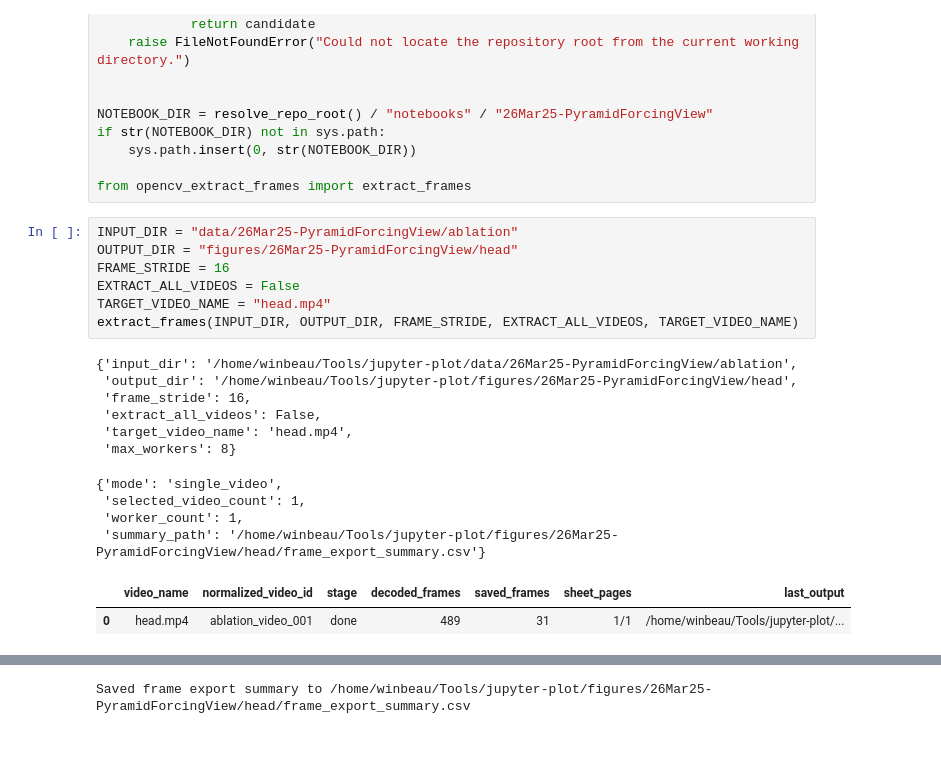
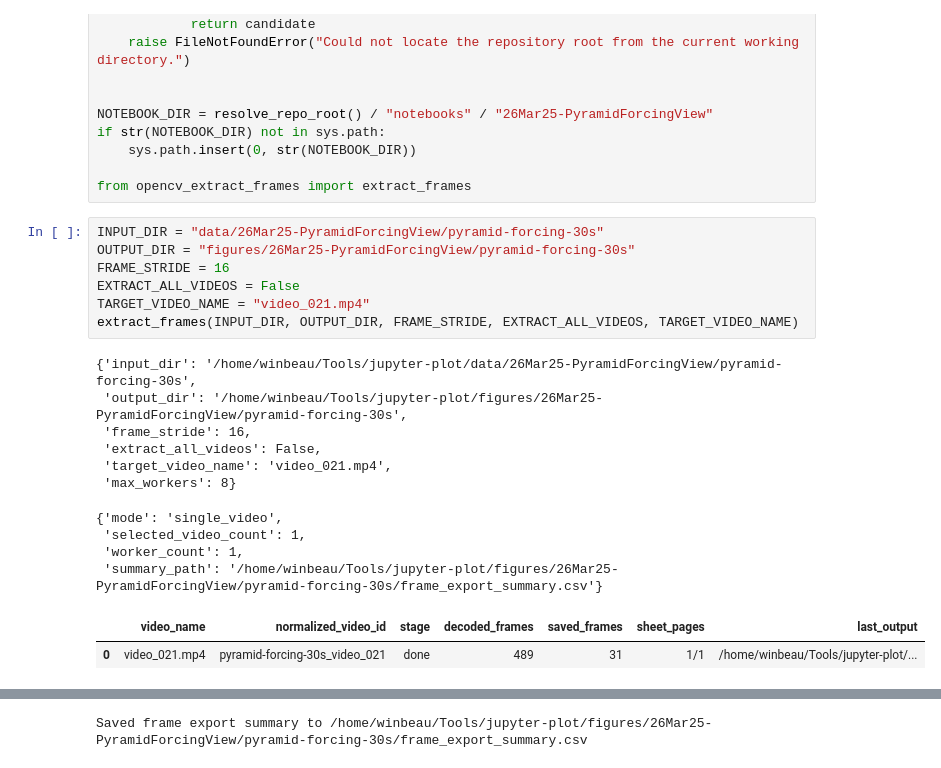
Before and after one commit to winbeau/jupyter-plot, a Jupyter notebook: notebooks/26Mar25-PyramidForcingView/opencv_extract_frames.ipynb, the cells around one changed output, grey strips where cells are left out. Saved outputs shown, nothing was run; the diff lists cells and outputs as text.

```diff
--- a/notebooks/26Mar25-PyramidForcingView/opencv_extract_frames.ipynb
+++ b/notebooks/26Mar25-PyramidForcingView/opencv_extract_frames.ipynb
@@ -17,23 +17,23 @@ if str(NOTEBOOK_DIR) not in sys.path:
 
 from opencv_extract_frames import extract_frames
 # %%
-INPUT_DIR = "data/26Mar25-PyramidForcingView/ablation"
-OUTPUT_DIR = "figures/26Mar25-PyramidForcingView/head"
+INPUT_DIR = "data/26Mar25-PyramidForcingView/pyramid-forcing-30s"
+OUTPUT_DIR = "figures/26Mar25-PyramidForcingView/pyramid-forcing-30s"
 FRAME_STRIDE = 16
 EXTRACT_ALL_VIDEOS = False
-TARGET_VIDEO_NAME = "head.mp4"
+TARGET_VIDEO_NAME = "video_021.mp4"
 extract_frames(INPUT_DIR, OUTPUT_DIR, FRAME_STRIDE, EXTRACT_ALL_VIDEOS, TARGET_VIDEO_NAME)
 # %% [output]
-{'input_dir': '/home/winbeau/Tools/jupyter-plot/data/26Mar25-PyramidForcingView/ablation',
- 'output_dir': '/home/winbeau/Tools/jupyter-plot/figures/26Mar25-PyramidForcingView/head',
+{'input_dir': '/home/winbeau/Tools/jupyter-plot/data/26Mar25-PyramidForcingView/pyramid-forcing-30s',
+ 'output_dir': '/home/winbeau/Tools/jupyter-plot/figures/26Mar25-PyramidForcingView/pyramid-forcing-30s',
  'frame_stride': 16,
  'extract_all_videos': False,
- 'target_video_name': 'head.mp4',
+ 'target_video_name': 'video_021.mp4',
  'max_workers': 8}
 {'mode': 'single_video',
  'selected_video_count': 1,
  'worker_count': 1,
- 'summary_path': '/home/winbeau/Tools/jupyter-plot/figures/26Mar25-PyramidForcingView/head/frame_export_summary.csv'}
+ 'summary_path': '/home/winbeau/Tools/jupyter-plot/figures/26Mar25-PyramidForcingView/pyramid-forcing-30s/frame_export_summary.csv'}
 |  | video_name | normalized_video_id | stage | decoded_frames | saved_frames | sheet_pages | last_output |
-| 0 | head.mp4 | ablation_video_001 | done | 489 | 31 | 1/1 | /home/winbeau/Tools/jupyter-plot/... |
+| 0 | video_021.mp4 | pyramid-forcing-30s_video_021 | done | 489 | 31 | 1/1 | /home/winbeau/Tools/jupyter-plot/... |
 |  | normalized_video_id | video_name | video_path | decoded_frame_count | exported_frame_count | frame_stride | ... |
@@ -41,2 +41,2 @@ extract_frames(INPUT_DIR, OUTPUT_DIR, FRAME_STRIDE, EXTRACT_ALL_VIDEOS, TARGET_V
-Saved frame export summary to /home/winbeau/Tools/jupyter-plot/figures/26Mar25-PyramidForcingView/head/frame_export_summary.csv
+Saved frame export summary to /home/winbeau/Tools/jupyter-plot/figures/26Mar25-PyramidForcingView/pyramid-forcing-30s/frame_export_summary.csv
 |  | normalized_video_id | video_name | video_path | decoded_frame_count | exported_frame_count | frame_stride | ... |
```
Also changed, not shown: parts of 1 cell of this notebook, 50 other files.
